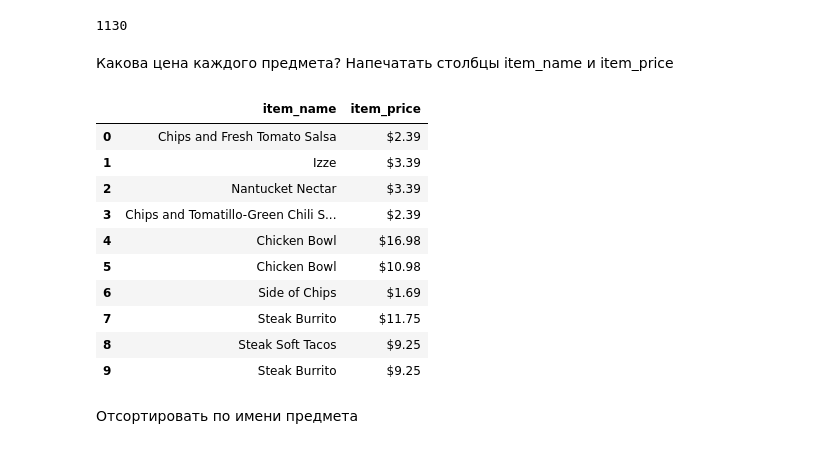
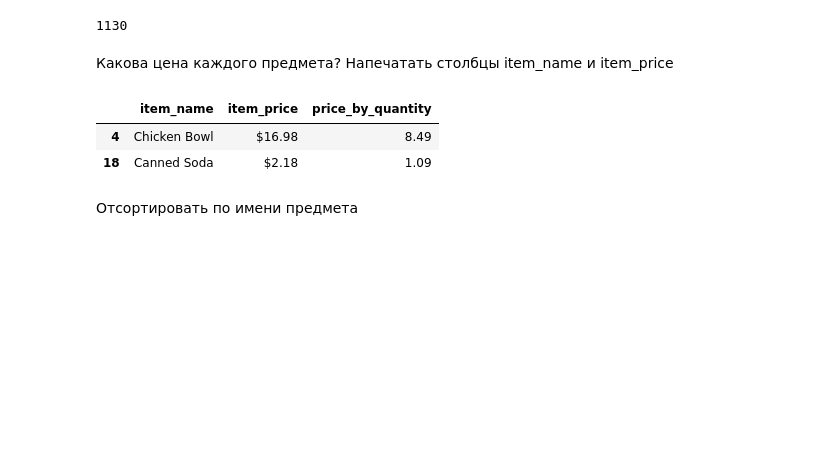
Before and after one commit to pyltsin/ipynb, a Jupyter notebook: otus/1/exercises.ipynb, the cells around one changed output. Drawn from its saved outputs; the diff is of its cells as text; code cells hidden in the pictures; blank space fills up the shorter version.

```diff
--- a/otus/1/exercises.ipynb
+++ b/otus/1/exercises.ipynb
@@ -431,20 +448,14 @@ ds[ds['price']>10].shape[0]
 1130
 # %% [markdown]
 Какова цена каждого предмета? Напечатать столбцы item_name и item_price
+# %%
+ds['price_by_quantity'] = ds['price']/ds['quantity']
 # %%
-ds[['item_name','item_price']].head(10)
+ds.loc[ds['quantity']>1,['item_name','item_price', 'price_by_quantity']].head(2)
 # %% [output]
-|  | item_name | item_price |
-| 0 | Chips and Fresh Tomato Salsa | $2.39 |
-| 1 | Izze | $3.39 |
-| 2 | Nantucket Nectar | $3.39 |
-| 3 | Chips and Tomatillo-Green Chili S... | $2.39 |
-| 4 | Chicken Bowl | $16.98 |
-| 5 | Chicken Bowl | $10.98 |
-| 6 | Side of Chips | $1.69 |
-| 7 | Steak Burrito | $11.75 |
-| 8 | Steak Soft Tacos | $9.25 |
-| 9 | Steak Burrito | $9.25 |
+|  | item_name | item_price | price_by_quantity |
+| 4 | Chicken Bowl | $16.98 | 8.49 |
+| 18 | Canned Soda | $2.18 | 1.09 |
 # %% [markdown]
 Отсортировать по имени предмета
 # %%
```
Also changed, not shown: parts of 16 cells of this notebook, 34 other files.
